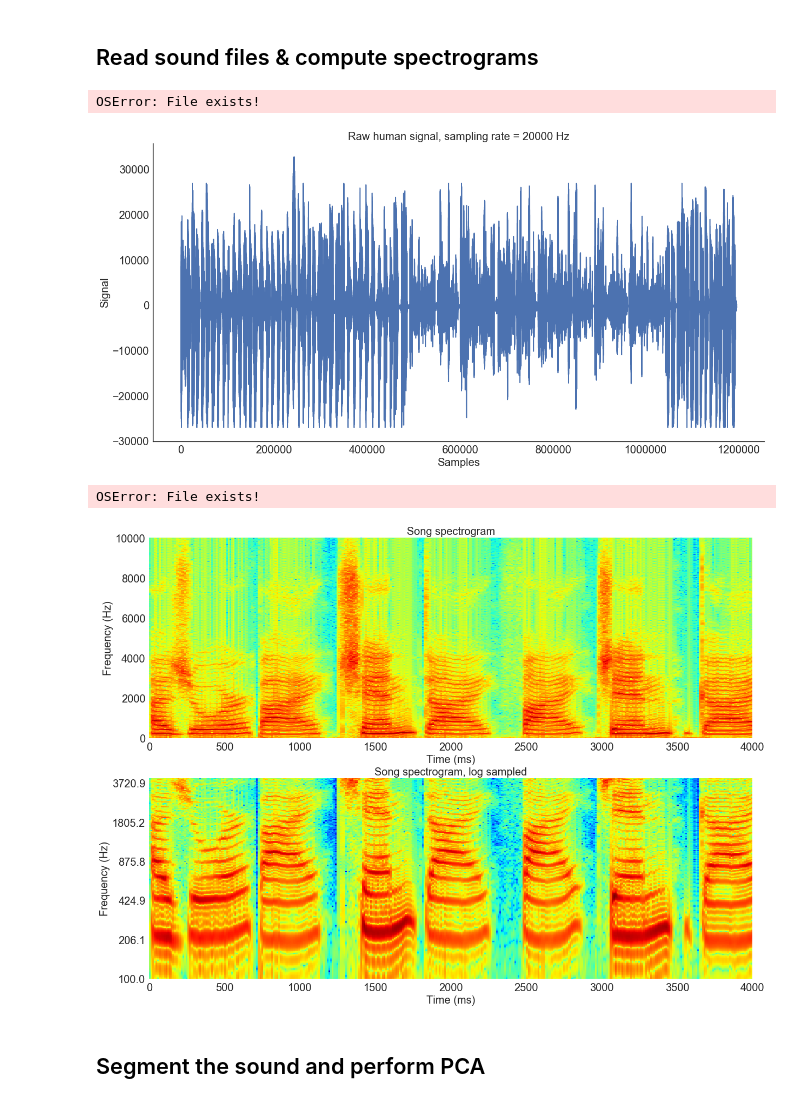
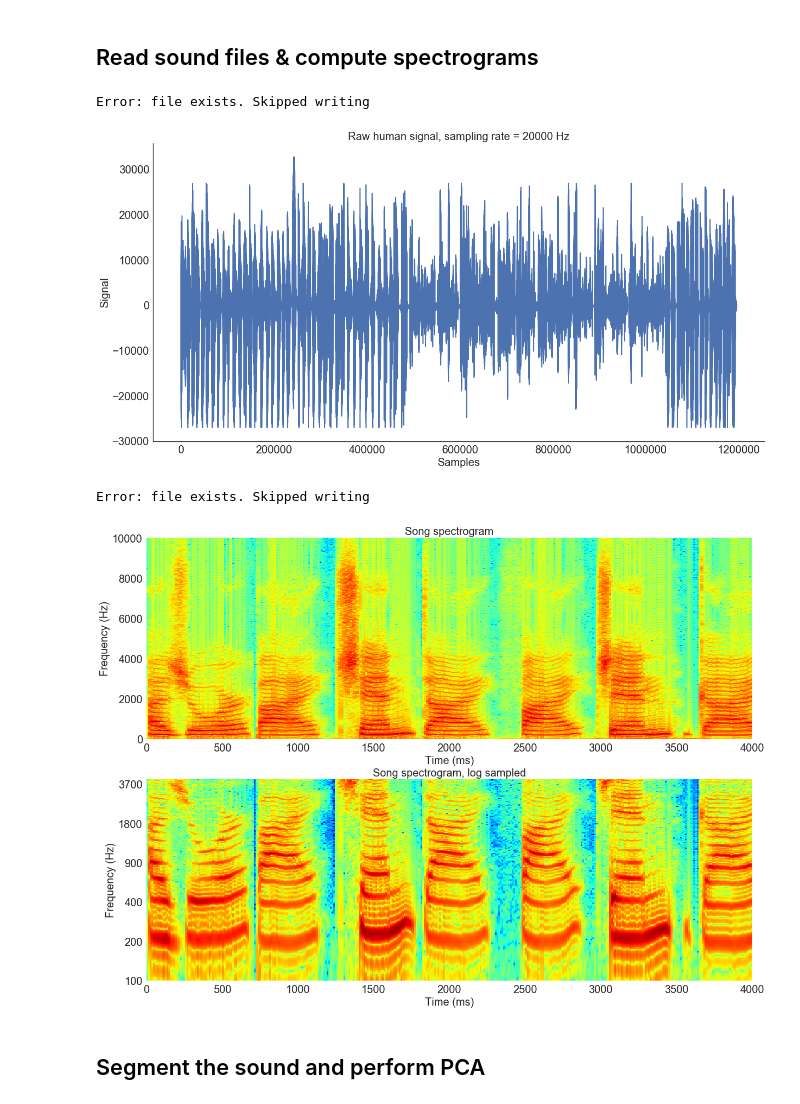
Before and after one commit to nhat-le/Sparse-Coding-Spectrogram, a Jupyter notebook: sparse_code_spectrogram.ipynb, the cells around one changed output. Drawn from its saved outputs; the diff is of its cells as text; code cells hidden in the pictures.

```diff
--- a/sparse_code_spectrogram.ipynb
+++ b/sparse_code_spectrogram.ipynb
@@ -251,9 +253,9 @@ filename = 'waveform_human_171004.pdf'
 if not os.path.isfile(filename):
     plt.savefig(filename)
 else:
-    raise IOError('File exists!')
+    print('Error: file exists. Skipped writing')
 # %% [output]
-OSError: File exists!
+Error: file exists. Skipped writing
 [figure]
 # %%
 #p=TW determines spatial and temporal resolution
@@ -302,7 +304,7 @@ def format_func_spec(value, tick_number):
         label = max(freqs)
     else:
         label = freqs[int(value)]
-    return np.round(label, 1)
+    return int(np.round(label, -2))
 
 def format_func_pcs(value, tick_number):
     '''Formatting axis ticks for the PC plot'''
@@ -322,36 +324,36 @@ f_start = len(f[f<fmin])
 f_end = len(f[f<fmax])
 t_start = len(t[t<tmin])
 t_end = len(t[t<tmax/1000])
 
 
 # Plot the spectrogram and log spectrogram
 fig, ax = plt.subplots(2, 1, figsize=(20,15))
 ax[0].imshow(np.flipud(spectrogram[f_start:f_end,t_start:t_end]), cmap='jet', aspect='auto',
            extent=[tmin, tmax, fmin, fmax])
 ax[0].grid(False)
 ax[0].set_title('Song spectrogram', fontsize=20)
 ax[0].set_xlabel('Time (ms)', fontsize=20)
 ax[0].set_ylabel('Frequency (Hz)', fontsize=20);
 ax[0].tick_params(axis='both', which='major', labelsize=20)
 
 # For plotting
 ax[1].imshow(np.flipud(logspec[:,t_start:t_end]), cmap='jet', aspect='auto',
            extent=[tmin, tmax, 0, len(freqs)])
 ax[1].grid(False)
 ax[1].set_title('Song spectrogram, log sampled', fontsize=20)
 ax[1].set_xlabel('Time (ms)', fontsize=20)
 ax[1].set_ylabel('Frequency (Hz)', fontsize=20);
 ax[1].yaxis.set_major_formatter(plt.FuncFormatter(format_func_spec))
 ax[1].tick_params(axis='both', which='major', labelsize=20)
 
 filename = 'spectrogram_human_171004.pdf'
 if not os.path.isfile(filename):
     plt.savefig(filename)
 else:
-    raise IOError('File exists!')
+    print('Error: file exists. Skipped writing')
 # %% [output]
-OSError: File exists!
+Error: file exists. Skipped writing
-[figure, old version]
+[figure, new version]
 # %% [markdown]
 ## Segment the sound and perform PCA
 # %%
```
Also changed, not shown: parts of 11 cells of this notebook.
